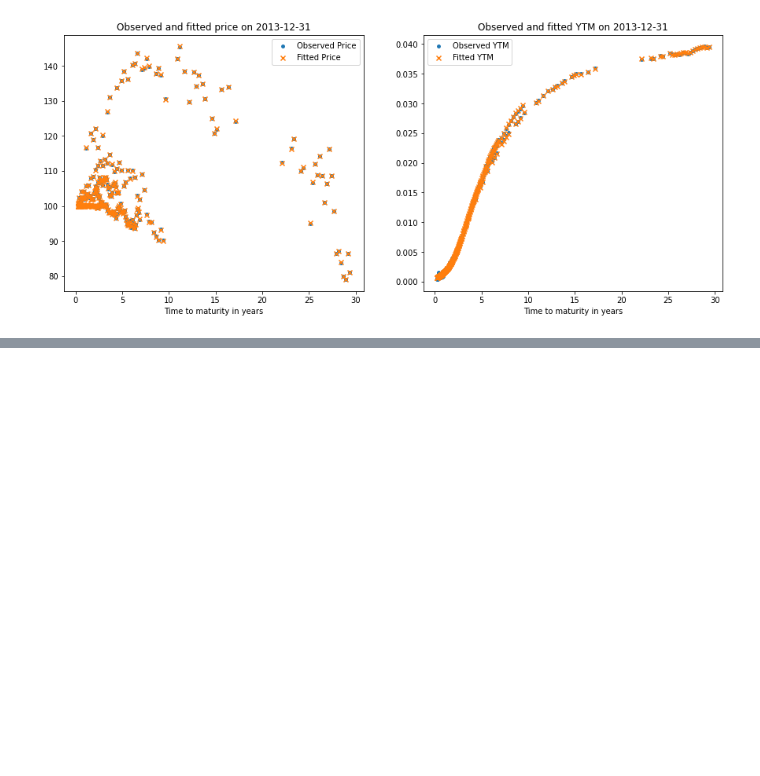
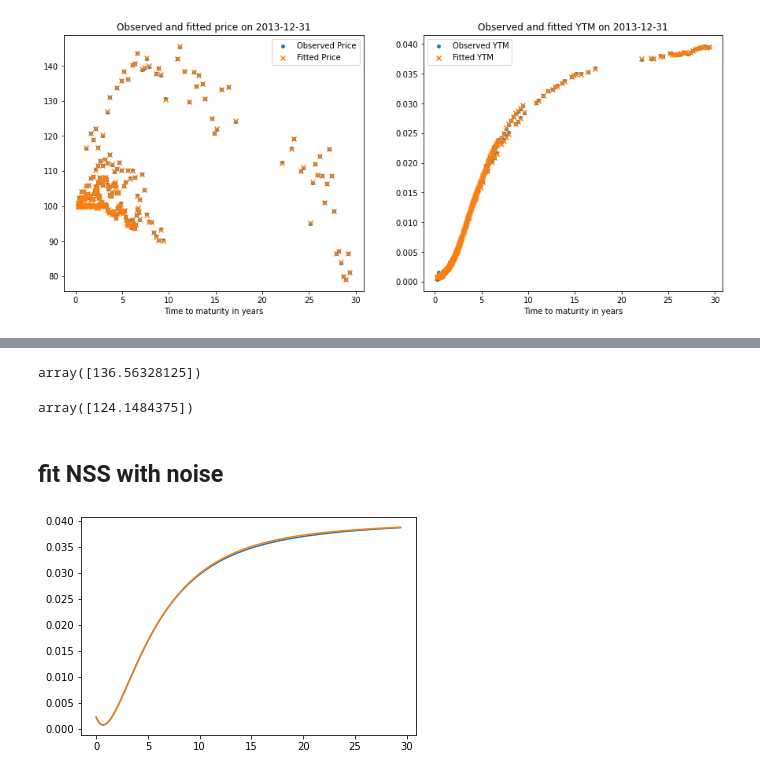
Before and after one commit to Lindi1907/Robust-Machine-Learning-for-Yield-Curve-Estimation, a Jupyter notebook: code&data/KR_example.ipynb, the cells around one changed output, grey strips where cells are left out. Cells and saved outputs as stored; diff of their text form; code cells hidden in the pictures; blank space fills up the shorter version.

```diff
--- a/code&data/KR_example.ipynb
+++ b/code&data/KR_example.ipynb
@@ -398,0 +466,3 @@ for ax in [ax_1, ax_2]:
+# %%
+import copy
+noise_data = copy.deepcopy(dict_data["2013-12-31"])
@@ -398,0 +474,12 @@ for ax in [ax_1, ax_2]:
+# %%
+# noise in about 17 yrs
+noise_data["ttm"][noise_data["ttm"] == 6255]
+# # make price increase 10%
+noise_data["B"][noise_data["ttm"] == 6255] = noise_data["B"][noise_data["ttm"] == 6255]*1.1
+noise_data["B"][noise_data["ttm"] == 6255]
+# %% [output]
+array([136.56328125])
+# %%
+dict_data["2013-12-31"]["B"][noise_data["ttm"] == 6255]
+# %% [output]
+array([124.1484375])
@@ -398,0 +492,61 @@ for ax in [ax_1, ax_2]:
+# %% [markdown]
+## fit NSS with noise
+# %%
+date = example_dates[1]
+# load price vector and cashflow matrix
+B=noise_data["B"]
+C=noise_data["C"]
+M=B.shape[0]
+noise_data_full = {}
+# get YTM and duration
+_ytm, _dur=np.zeros(M), np.zeros(M) # YTM and duration
+_ttm = np.zeros(M) # time to maturity in days
+for i in range(M):
+    time_to_cashflow_inday=np.where(C[i]!=0)[0]+1
+    _ytm[i], _dur[i] = kr_utils.get_ytm_and_duration(C[i][time_to_cashflow_inday-1], time_to_cashflow_inday, B[i])
+    _ttm[i] = max(time_to_cashflow_inday)
+
+# get inverse of weights for fitting
+# weights w is computed as w=1/inv_w
+_inv_w=(_dur*B)**2*M
+
+noise_data_full={'B':B, 'C':C, 'ytm':_ytm, 'dur':_dur, 'ttm':_ttm, 'inv_w':_inv_w}
+
+noise_fit={}
+
+noise_fit=kr_model.KR(C=noise_data_full['C'], # cashflow matrix
+                        B=noise_data_full['B'], # price vector
+                        ridge=ridge, # ridge hyper-parameter
+                        inv_w=noise_data_full['inv_w'], # inverse of the weighting vector
+                        K=K # kernel matrix
+                    )
+
+
+# e.g. with 2013, input time and corresponding yield to maturity
+TimeVec = noise_data_full["ttm"]/365
+YieldVec = noise_data_full["ytm"]
+beta0   = 0.1 # initial guess
+beta1   = 0.1 # initial guess
+beta2   = 0.1 # initial guess
+beta3   = 0.1 # initial guess
+lambda0 = 1 # initial guess
+lambda1 = 1 # initial guess
+
+date = example_dates[1]
+max_ttm = int(max(noise_data_full["ttm"]))
+# date needed for predict
+TimeResultVec = np.arange(1,1+max_ttm)/365
+# TimeResultVec = dict_data["2013-12-31"]["ttm"]/365 # Maturities for yields that we are interested in
+
+## Implementation
+OptiParam = nelsonsiegelsvensson.NSSMinimize(beta0, beta1, beta2, beta3, lambda0, lambda1, TimeVec, YieldVec) # The Nelder-Mead simplex algorithem is used to find the parameters that result in a curve with the minimum residuals compared to the market data.
+
+# Print the yield curve with optimal parameter to compare with the data provided
+y_n = nelsonsiegelsvensson.NelsonSiegelSvansson(TimeResultVec, OptiParam[0], OptiParam[1], OptiParam[2], OptiParam[3], OptiParam[4], OptiParam[5])
+
+g_x_n = nelsonsiegelsvensson.convert_y_to_g(y_n, TimeResultVec)
+plt.plot(TimeResultVec, y_n)
+plt.plot(TimeResultVec, y)
+plt.show()
+# %% [output]
+[figure, added]
```
Also changed, not shown: parts of 26 cells of this notebook, 1 other file.
